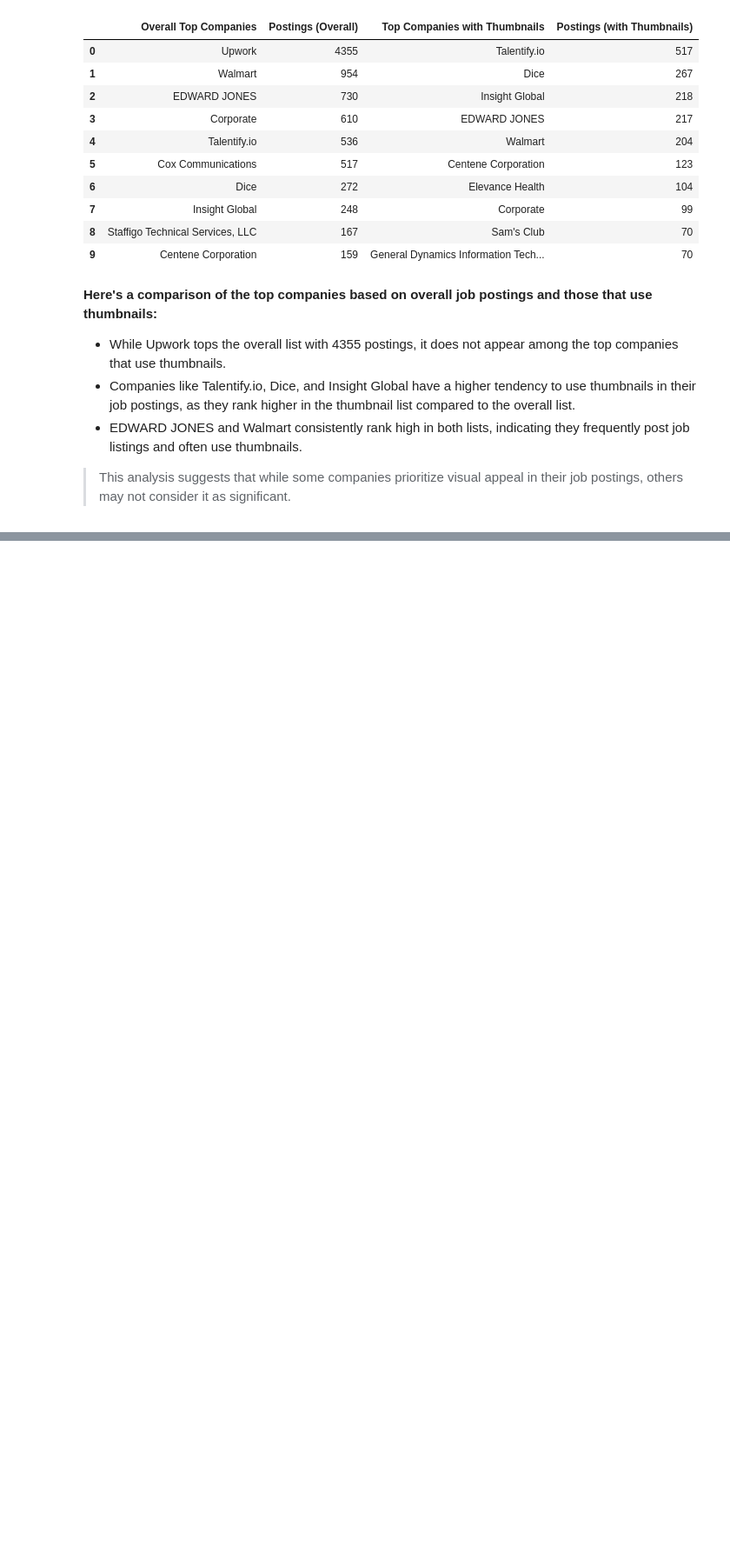
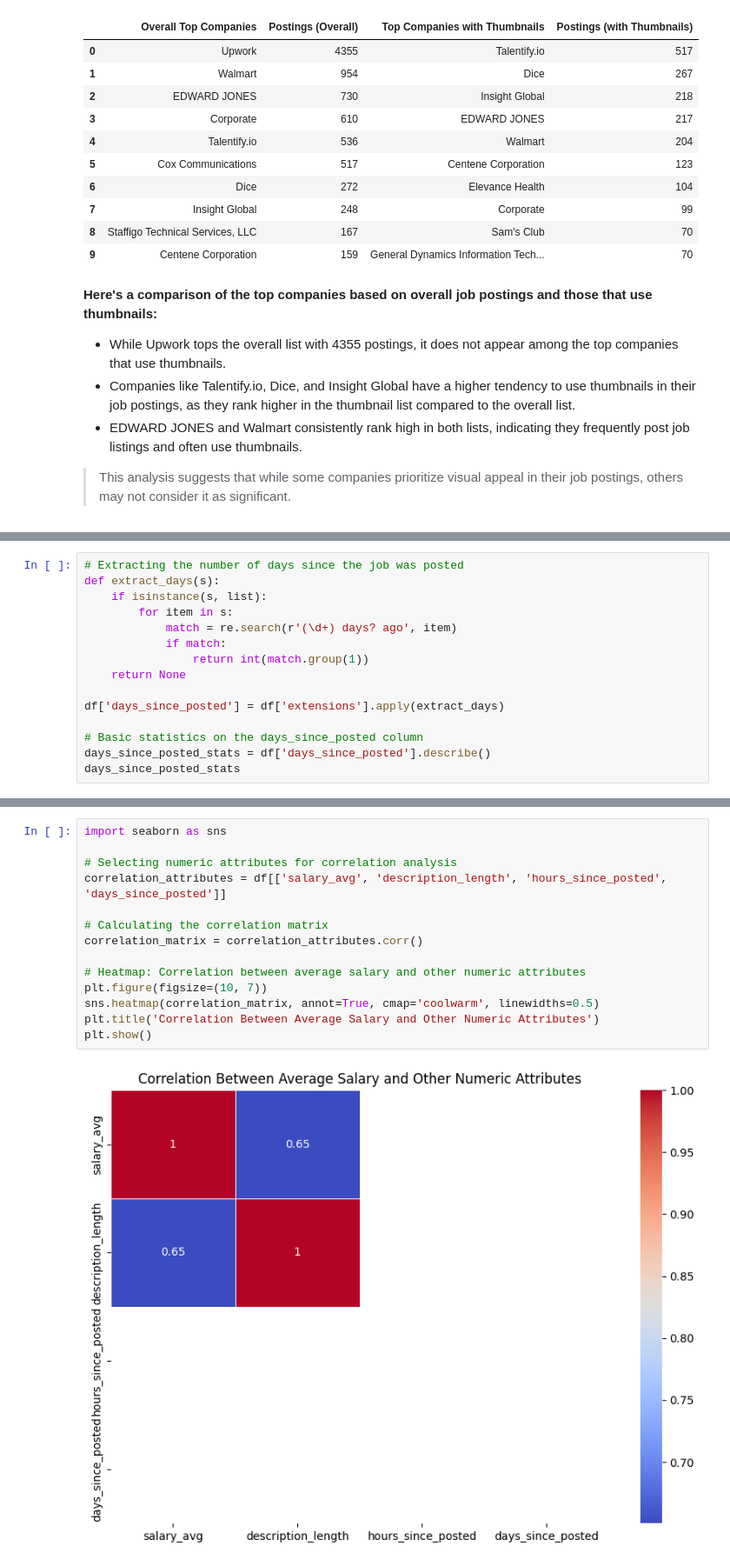
Before and after one commit to raj-rajat/Data-Analyst-Job-Postings-Pay-Skills-Benefits-, a Jupyter notebook: data-analyst-job-postings-pay-skills-benefits.ipynb, the cells around one changed output, grey strips where cells are left out. Shown at 87% size. Saved outputs shown, nothing was run; the diff lists cells and outputs as text; blank space fills up the shorter version.

```diff
--- a/data-analyst-job-postings-pay-skills-benefits.ipynb
+++ b/data-analyst-job-postings-pay-skills-benefits.ipynb
@@ -457,0 +499,15 @@ comparison_df
+# %%
+# Extracting the number of days since the job was posted
+def extract_days(s):
+    if isinstance(s, list):
+        for item in s:
+            match = re.search(r'(\d+) days? ago', item)
+            if match:
+                return int(match.group(1))
+    return None
+
+df['days_since_posted'] = df['extensions'].apply(extract_days)
+
+# Basic statistics on the days_since_posted column
+days_since_posted_stats = df['days_since_posted'].describe()
+days_since_posted_stats
@@ -457,0 +773,16 @@ comparison_df
+# %%
+import seaborn as sns
+
+# Selecting numeric attributes for correlation analysis
+correlation_attributes = df[['salary_avg', 'description_length', 'hours_since_posted', 'days_since_posted']]
+
+# Calculating the correlation matrix
+correlation_matrix = correlation_attributes.corr()
+
+# Heatmap: Correlation between average salary and other numeric attributes
+plt.figure(figsize=(10, 7))
+sns.heatmap(correlation_matrix, annot=True, cmap='coolwarm', linewidths=0.5)
+plt.title('Correlation Between Average Salary and Other Numeric Attributes')
+plt.show()
+# %% [output]
+[figure, added]
```
Also changed, not shown: parts of 28 cells of this notebook.
